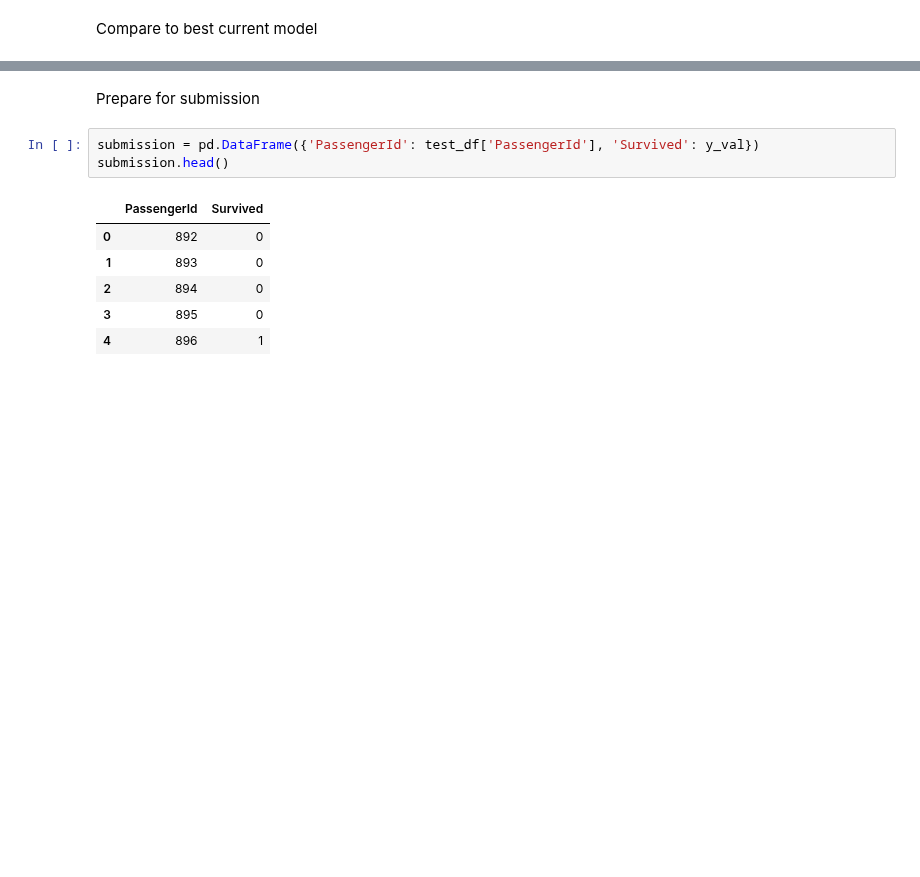
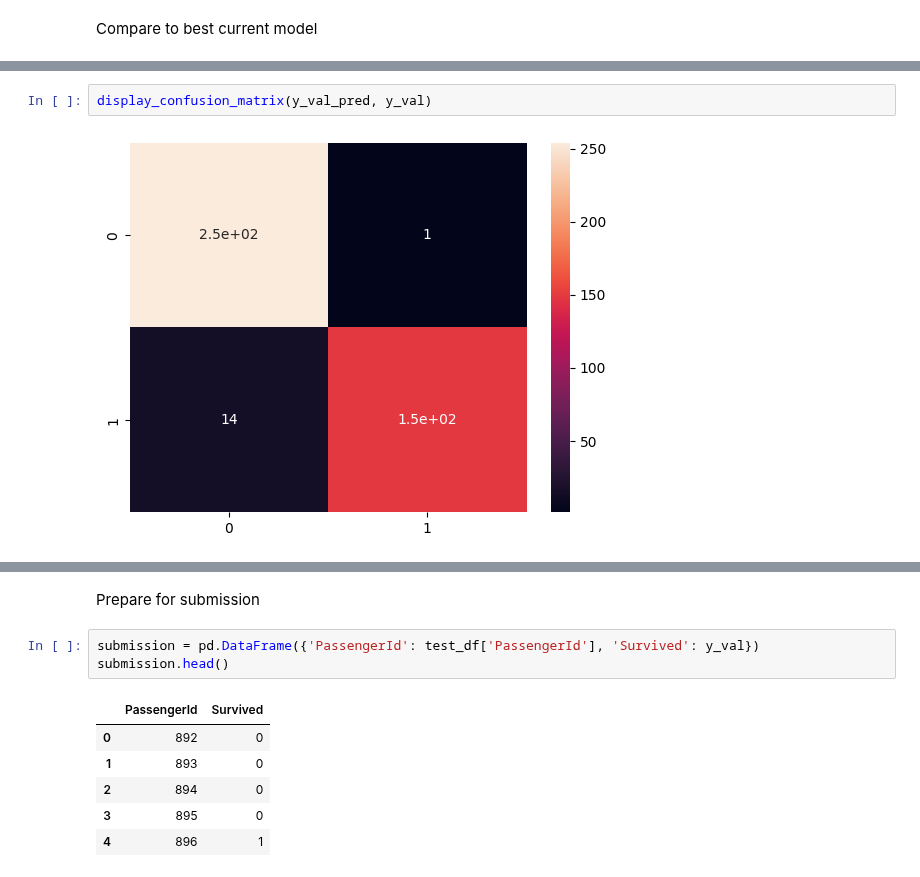
Before and after one commit to Mark-Barbaric/Kaggle, a Jupyter notebook: titanic/titanic_age_investigation.ipynb, the cells around one changed output, grey strips where cells are left out. Cells and saved outputs as stored; diff of their text form; blank space fills up the shorter version.

```diff
--- a/titanic/titanic_age_investigation.ipynb
+++ b/titanic/titanic_age_investigation.ipynb
@@ -484,0 +532,4 @@ get_classification_metrics(y_val_pred, y_val, 'Best')
+# %%
+display_confusion_matrix(y_val_pred, y_val)
+# %% [output]
+[figure, added]
```
Also changed, not shown: parts of 24 cells of this notebook, 3 other files.
